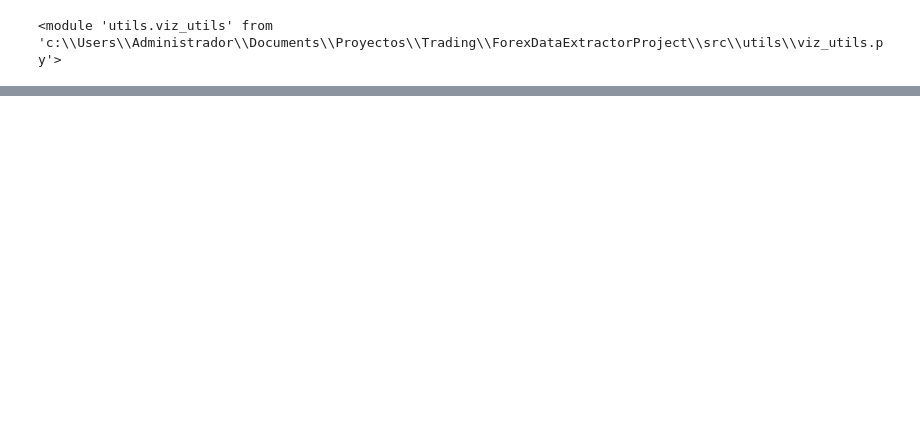
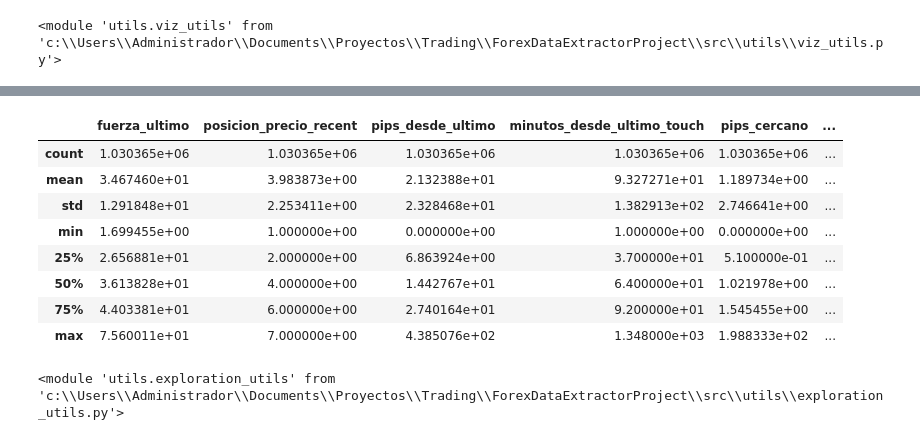
Before and after one commit to juanbarco92/Trading, a Jupyter notebook: ForexDataExtractorProject/notebooks/sma-sr.ipynb, the cells around one changed output, grey strips where cells are left out. Cells and saved outputs as stored; diff of their text form; code cells hidden in the pictures; blank space fills up the shorter version.

```diff
--- a/ForexDataExtractorProject/notebooks/sma-sr.ipynb
+++ b/ForexDataExtractorProject/notebooks/sma-sr.ipynb
@@ -178 +116,3 @@ Niveles activos: 1534
+# %%
+df_EURUSD_5min = pd.read_parquet('../data/parquet/EURUSD/EURUSD_5mins_sr_levels.parquet')
 # %%
@@ -229,12 +215,13 @@ df_working
 # %%
-import numpy as np
+reference_data
+
 from numpy.lib.stride_tricks import sliding_window_view
 
 X = 24
 # Create sliding window view of future close values
-future_high_values = sliding_window_view(df_EURUSD_5min['high'].values, window_shape=X)
-future_low_values = sliding_window_view(df_EURUSD_5min['low'].values, window_shape=X)
-future_close_values = sliding_window_view(df_EURUSD_5min['close'].values, window_shape=X)
+future_high_values = sliding_window_view(df_resultado['high'].values, window_shape=X)
+future_low_values = sliding_window_view(df_resultado['low'].values, window_shape=X)
+future_close_values = sliding_window_view(df_resultado['close'].values, window_shape=X)
 
 # Pad with NaN at the end since we can't look into the future for the last X-1 rows
 
@@ -244,12 +231,12 @@ future_low_values = np.vstack([future_low_values, padding])
 future_close_values = np.vstack([future_close_values, padding])
 
 # Assign to DataFrame
-df_EURUSD_5min['future_high_values'] = future_high_values.tolist()
-df_EURUSD_5min['future_low_values'] = future_low_values.tolist()
-df_EURUSD_5min['future_close_values'] = future_close_values.tolist()
+df_resultado['future_high_values'] = future_high_values.tolist()
+df_resultado['future_low_values'] = future_low_values.tolist()
+df_resultado['future_close_values'] = future_close_values.tolist()
 
 # Mostrar las primeras filas para verificar
-df_EURUSD_5min.head()
+df_resultado.head()
 # %% [output]
 |  | date | open | high | low | close | volume | barCount | datetime | Year | Month | Day | ... |
 | 0 | 20100103 17:15:00 US/Eastern | 1.43085 | 1.43090 | 1.43080 | 1.43090 | -1 | -1 | 2010-01-03 17:15:00-05:00 | 2010 | 201001 | 3 | ... |
@@ -265,0 +294,15 @@ df_EURUSD_5min[['compra_resultado', 'compra_velas', 'compra_pips',
+# %%
+df_EURUSD_5min = df_resultado.copy()
+# Calculate counts
+counts = df_EURUSD_5min[['compra_resultado','venta_resultado']].value_counts()
+
+# Calculate percentages
+percentages = df_EURUSD_5min[['compra_resultado','venta_resultado']].value_counts(normalize=True) * 100
+
+# Combine counts and percentages
+results = pd.DataFrame({
+    'Count': counts,
+    'Percentage': percentages.round(2)
+})
+
+print(results)
@@ -647,0 +332,17 @@ def incremental_process_with_versioned_sr(
+# %%
+sr_cols = [ 'direccion_ultimo', 'fuerza_ultimo',
+       'comportamiento', 'posicion_precio_recent', 'pips_desde_ultimo',
+       'minutos_desde_ultimo_touch', 'tendencia_recent', 'pips_cercano',
+       'minutos_desde_cercano', 'nivel_en_recent', 'posicion_nivel_cercano',
+       'fuerza_nivel_cercano', 'pips_nivel_arriba', 'pips_nivel_abajo']
+df_EURUSD_5min[sr_cols].describe()
+# %% [output]
+|  | fuerza_ultimo | posicion_precio_recent | pips_desde_ultimo | minutos_desde_ultimo_touch | pips_cercano | ... |
+| count | 1.030365e+06 | 1.030365e+06 | 1.030365e+06 | 1.030365e+06 | 1.030365e+06 | ... |
+| mean | 3.467460e+01 | 3.983873e+00 | 2.132388e+01 | 9.327271e+01 | 1.189734e+00 | ... |
+| std | 1.291848e+01 | 2.253411e+00 | 2.328468e+01 | 1.382913e+02 | 2.746641e+00 | ... |
+| min | 1.699455e+00 | 1.000000e+00 | 0.000000e+00 | 1.000000e+00 | 0.000000e+00 | ... |
+| 25% | 2.656881e+01 | 2.000000e+00 | 6.863924e+00 | 3.700000e+01 | 5.100000e-01 | ... |
+| 50% | 3.613828e+01 | 4.000000e+00 | 1.442767e+01 | 6.400000e+01 | 1.021978e+00 | ... |
+| 75% | 4.403381e+01 | 6.000000e+00 | 2.740164e+01 | 9.200000e+01 | 1.545455e+00 | ... |
+| max | 7.560011e+01 | 7.000000e+00 | 4.385076e+02 | 1.348000e+03 | 1.988333e+02 | ... |
@@ -647,0 +359,5 @@ def incremental_process_with_versioned_sr(
+# %%
+import utils.exploration_utils
+importlib.reload(utils.exploration_utils)
+# %% [output]
+<module 'utils.exploration_utils' from 'c:\\Users\\Administrador\\Documents\\Proyectos\\Trading\\ForexDataExtractorProject\\src\\utils\\exploration_utils.py'>
```
Also changed, not shown: parts of 84 cells of this notebook, 5 other files.
